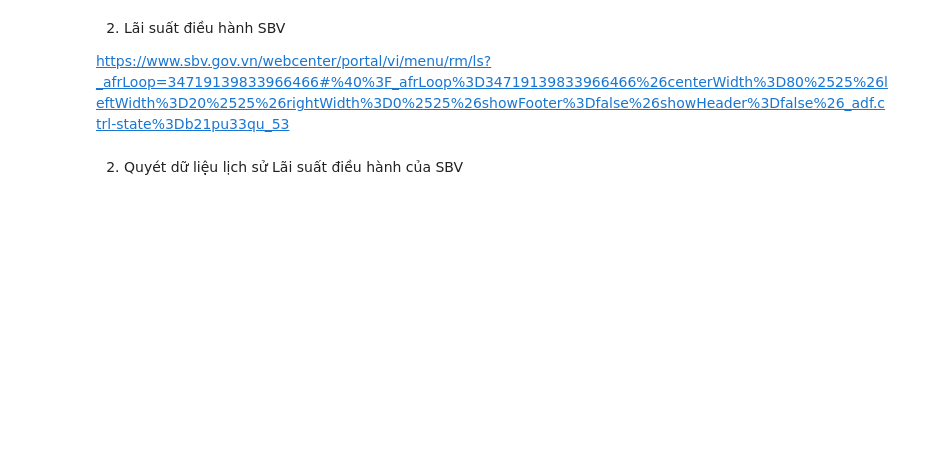
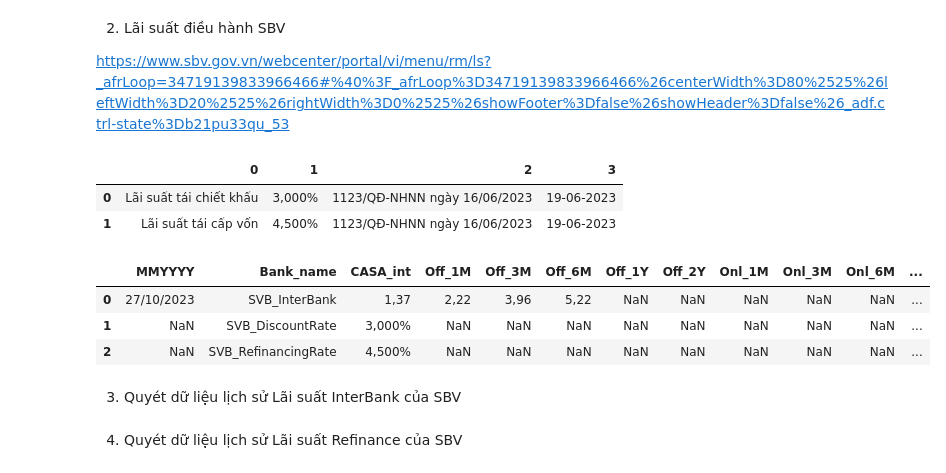
Before and after one commit to Hiienng/Analysis_TopSpendingCountries, a Jupyter notebook: Combine_LSLNH.ipynb, the cells around one changed output. Saved outputs shown, nothing was run; the diff lists cells and outputs as text; code cells hidden in the pictures; blank space fills up the shorter version.

```diff
--- a/Combine_LSLNH.ipynb
+++ b/Combine_LSLNH.ipynb
@@ -48,4 +91,5 @@ https://www.sbv.gov.vn/webcenter/portal/vi/menu/rm/ls?_afrLoop=34719139833966466
 # %%
+
 SBV_int_url = 'https://www.sbv.gov.vn/webcenter/portal/vi/menu/rm/ls?_afrLoop=34719139833966466#%40%3F_afrLoop%3D34719139833966466%26centerWidth%3D80%2525%26leftWidth%3D20%2525%26rightWidth%3D0%2525%26showFooter%3Dfalse%26showHeader%3Dfalse%26_adf.ctrl-state%3Db21pu33qu_53'
 response = requests.get(SBV_int_url)
 allsoup = BeautifulSoup(response.text, 'html')
@@ -62,10 +106,45 @@ for row in rows:
         row_data = [cell.get_text(strip=True) for cell in cells]
         data.append(row_data)
 
+InterBank_tb = pd.DataFrame(data[14:21])
 Refinancing_tb = pd.DataFrame(data[6:8])
-InterBank_tb = pd.DataFrame(data[14:21]).concat('Date':data[12])
+
+Update_inst.loc[0, 'Bank_name'] = 'SVB_InterBank'
+Update_inst.loc[0, "CASA_int"] = InterBank_tb.iloc[0,1]
+Update_inst.loc[0, "Off_1M"] = InterBank_tb.iloc[3,1]
+Update_inst.loc[0, "Off_3M"] = InterBank_tb.iloc[4,1]
+Update_inst.loc[0, "Off_6M"] = InterBank_tb.iloc[5,1]
+
+issue_date = data[12]
+pattern = r'\d{1,2}/\d{1,2}/\d{4}'
+matches = re.search(pattern, issue_date[0])
+if matches:
+    date = matches.group()
+    Update_inst.loc[0, 'MMYYYY'] = date
+else:
+    Update_inst.loc[0, 'MMYYYY'] = ''
+
+Update_inst.loc[1, 'Bank_name'] = 'SVB_DiscountRate'
+Update_inst.loc[1, 'CASA_int'] = float(Refinancing_tb.iloc[0,1].replace(',', '.').replace('%', ''))
+Update_inst.loc[1, 'MMYYYY'] = Refinancing_tb.iloc[0,3]
+Update_inst.loc[2, 'Bank_name'] = 'SVB_RefinancingRate'
+Update_inst.loc[2, 'CASA_int'] = float(Refinancing_tb.iloc[1,1].replace(',', '.').replace('%', ''))
+Update_inst.loc[2, 'MMYYYY'] = Refinancing_tb.iloc[1,3]
+# %%
+Refinancing_tb
+# %% [output]
+|  | 0 | 1 | 2 | 3 |
+| 0 | Lãi suất tái chiết khấu | 3,000% | 1123/QĐ-NHNN ngày 16/06/2023 | 19-06-2023 |
+| 1 | Lãi suất tái cấp vốn | 4,500% | 1123/QĐ-NHNN ngày 16/06/2023 | 19-06-2023 |
+# %%
+Update_inst
+# %% [output]
+|  | MMYYYY | Bank_name | CASA_int | Off_1M | Off_3M | Off_6M | Off_1Y | Off_2Y | Onl_1M | Onl_3M | Onl_6M | ... |
+| 0 | 27/10/2023 | SVB_InterBank | 1,37 | 2,22 | 3,96 | 5,22 | NaN | NaN | NaN | NaN | NaN | ... |
+| 1 | NaN | SVB_DiscountRate | 3,000% | NaN | NaN | NaN | NaN | NaN | NaN | NaN | NaN | ... |
+| 2 | NaN | SVB_RefinancingRate | 4,500% | NaN | NaN | NaN | NaN | NaN | NaN | NaN | NaN | ... |
 # %% [markdown]
-2. Quyét dữ liệu lịch sử Lãi suất điều hành của SBV
+3. Quyét dữ liệu lịch sử Lãi suất InterBank của SBV
 # %%
 import warnings
 import pandas as pd
@@ -85,3 +164,5 @@ for x in range (0,25):
 warnings.filterwarnings("default")
 # %%
 theframe.to_excel("/Users/nguyenhien/Desktop/Interest rate/Macro Economics/LAI_SUAT_TTLNH_Tổng hợp.xlsx")
+# %% [markdown]
+4. Quyét dữ liệu lịch sử Lãi suất Refinance của SBV
```
Also changed, not shown: parts of 21 cells of this notebook, 1 other file.
